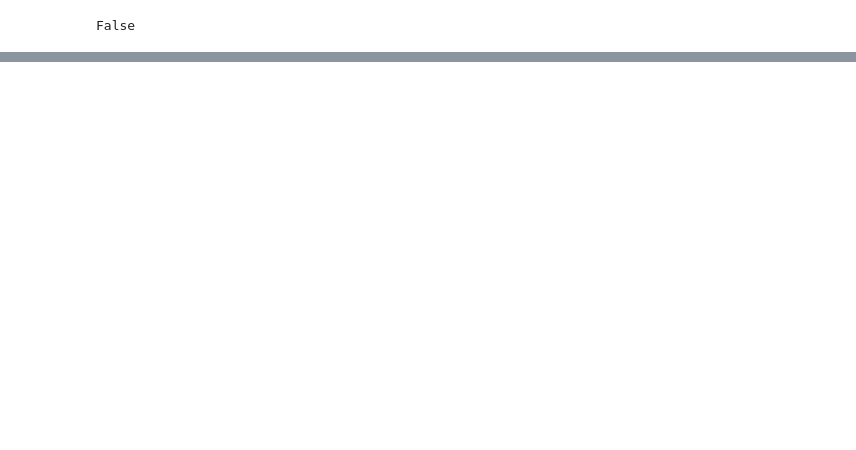
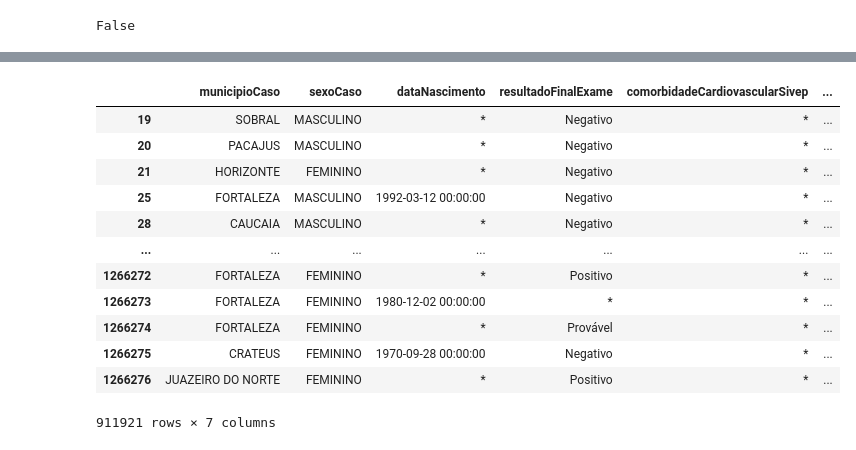
Before and after one commit to rafero1/k-anonymity-supression, a Jupyter notebook: k-anonymity suppression.ipynb, the cells around one changed output, grey strips where cells are left out. Drawn from its saved outputs; the diff is of its cells as text; code cells hidden in the pictures; blank space fills up the shorter version.

Commit message:
finaliza k = 4, k = 8 e k = 16

```diff
--- a/k-anonymity suppression.ipynb
+++ b/k-anonymity suppression.ipynb
@@ -102,9 +103,10 @@ df1
 # %%
+%%time
 # 2. gerar tabela k = 2
 
 # remove os grupos k >= 2 já formados da tabela
-qt_5 = df1[df1.duplicated(subset=semi_id, keep=False)]
-df2 = df1.drop_duplicates(subset=semi_id, keep=False)
+qt_5 = df[df.duplicated(subset=semi_id, keep=False)]
+df2 = df.drop_duplicates(subset=semi_id, keep=False)
 
 df_splices = [qt_5]
 
@@ -206,0 +160,49 @@ KeyboardInterrupt:
+# %%
+%%time
+# 3. gerar tabela k = 4
+
+k = 4
+# df4 = supress_unique_k_values(df2, semi_id, k)
+df4 = df2
+
+need_supression = []
+for name, group in df4.groupby(semi_id):
+    if group.shape[0] < k:
+        need_supression.append(group)
+
+need_supression = pd.concat(need_supression).sort_index()
+df4 = df4.drop(need_supression.index)
+
+suppressed = [df4]
+
+for n in [4, 3, 2, 1]:
+    semi_id_combinations = it.combinations(semi_id, n)
+    trows = []
+
+    for s in semi_id_combinations:
+        groups = need_supression.groupby(list(s))
+        rows = []
+
+        for name, group in groups:
+            if group.shape[0] >= k:
+                rm = list(set(semi_id) - set(s))
+                for col in rm:
+                    group[col] = "*"
+                rows.append(group)
+
+        if rows:
+            rows = pd.concat(rows).sort_index()
+            trows.append(rows)
+            need_supression = need_supression.drop(rows.index)
+
+    if trows:
+        trows = pd.concat(trows).sort_index()
+        suppressed.append(trows)
+
+need_supression.dataNascimento = "*"
+need_supression.racaCor = "*"
+suppressed.append(need_supression)
+
+df4 = pd.concat(suppressed).sort_index()
+df4
+# %% [output]
@@ -206,0 +210,13 @@ KeyboardInterrupt:
+|  | municipioCaso | sexoCaso | dataNascimento | resultadoFinalExame | comorbidadeCardiovascularSivep | ... |
+| 19 | SOBRAL | MASCULINO | * | Negativo | * | ... |
+| 20 | PACAJUS | MASCULINO | * | Negativo | * | ... |
+| 21 | HORIZONTE | FEMININO | * | Negativo | * | ... |
+| 25 | FORTALEZA | MASCULINO | 1992-03-12 00:00:00 | Negativo | * | ... |
+| 28 | CAUCAIA | MASCULINO | * | Negativo | * | ... |
+| ... | ... | ... | ... | ... | ... | ... |
+| 1266272 | FORTALEZA | FEMININO | * | Positivo | * | ... |
+| 1266273 | FORTALEZA | FEMININO | 1980-12-02 00:00:00 | * | * | ... |
+| 1266274 | FORTALEZA | FEMININO | * | Provável | * | ... |
+| 1266275 | CRATEUS | FEMININO | 1970-09-28 00:00:00 | Negativo | * | ... |
+| 1266276 | JUAZEIRO DO NORTE | FEMININO | * | Positivo | * | ... |
+911921 rows × 7 columns
```
Also changed, not shown: parts of 13 cells of this notebook.
